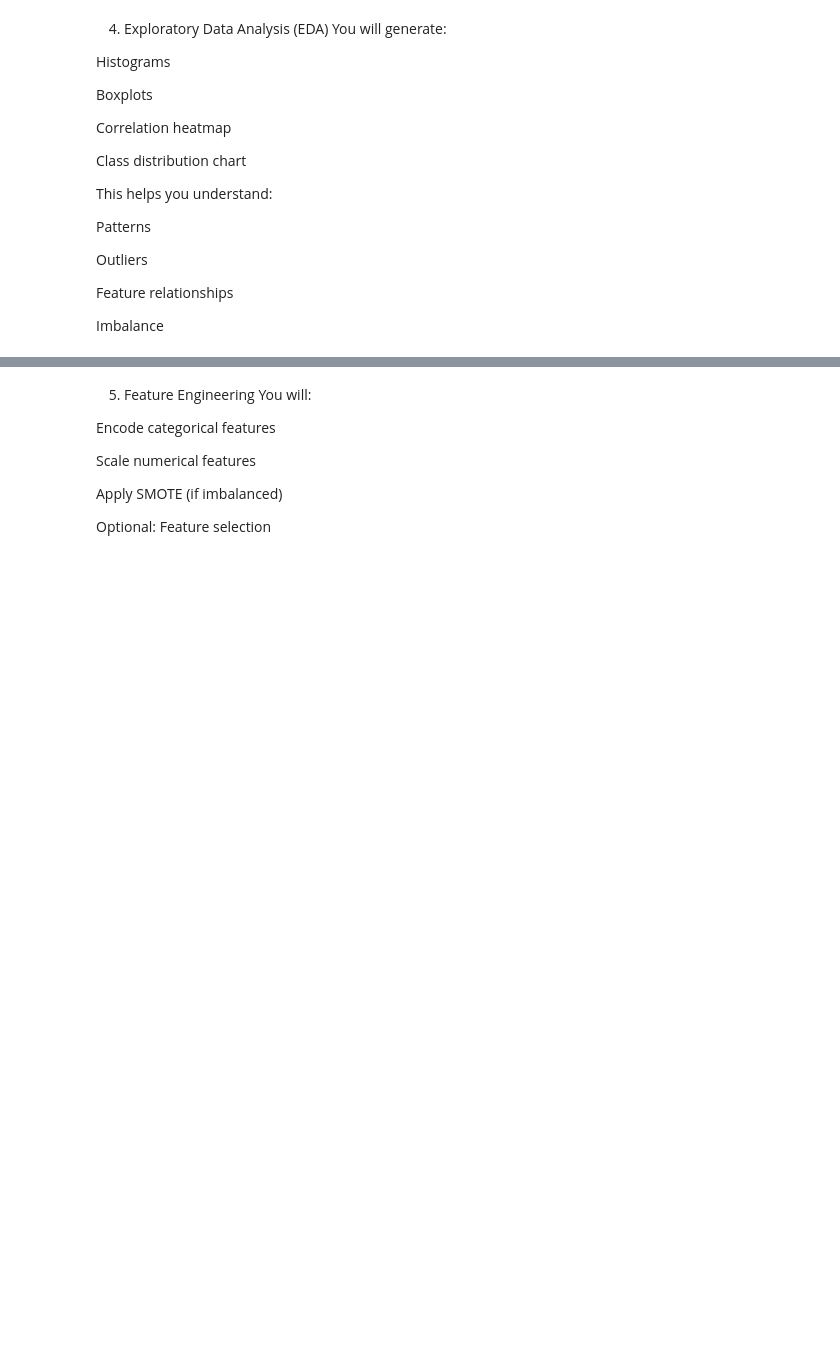
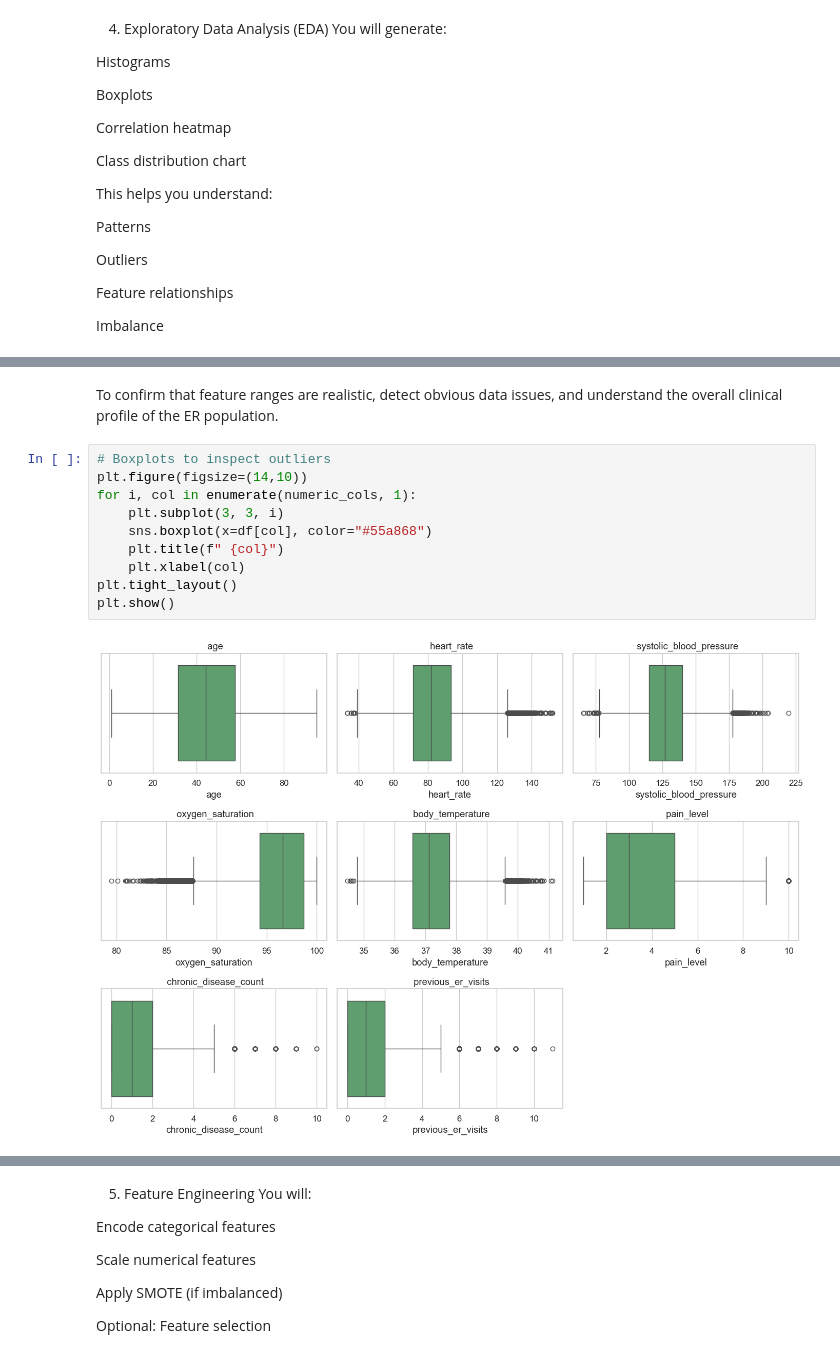
Before and after one commit to ttt4-hub/CS-3072-DS-Medical-Triage, a Jupyter notebook: notebooks/01_new_cleaning.ipynb, the cells around one changed output, grey strips where cells are left out. Drawn from its saved outputs; the diff is of its cells as text; blank space fills up the shorter version.

```diff
--- a/notebooks/01_new_cleaning.ipynb
+++ b/notebooks/01_new_cleaning.ipynb
@@ -64,0 +320,14 @@ Imbalance
+# %% [markdown]
+To confirm that feature ranges are realistic, detect obvious data issues, and understand the overall clinical profile of the ER population.
+# %%
+# Boxplots to inspect outliers
+plt.figure(figsize=(14,10))
+for i, col in enumerate(numeric_cols, 1):
+    plt.subplot(3, 3, i)
+    sns.boxplot(x=df[col], color="#55a868")
+    plt.title(f" {col}")
+    plt.xlabel(col)
+plt.tight_layout()
+plt.show()
+# %% [output]
+[figure, added]
```
Also changed, not shown: parts of 46 cells of this notebook, 1 other file.
